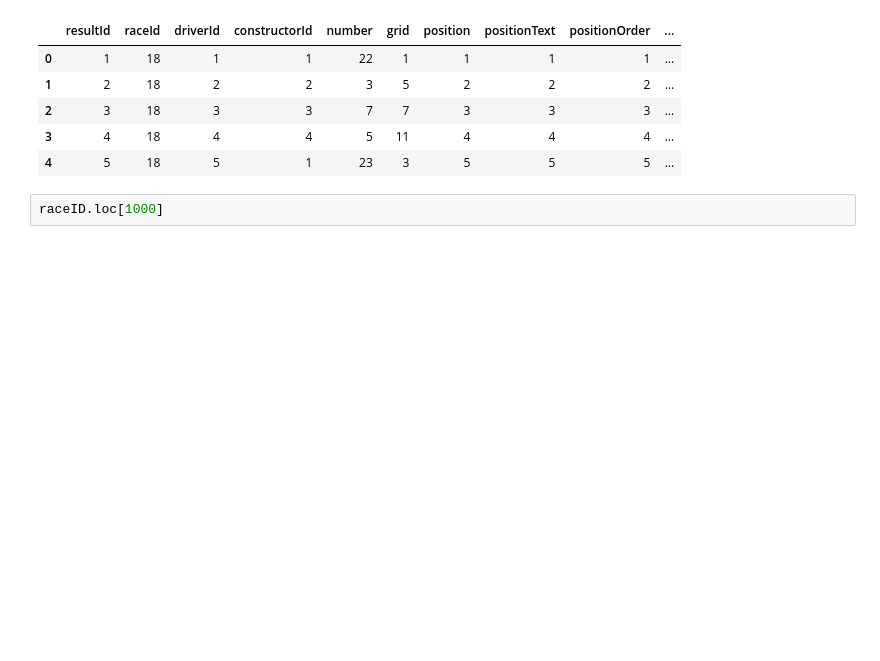
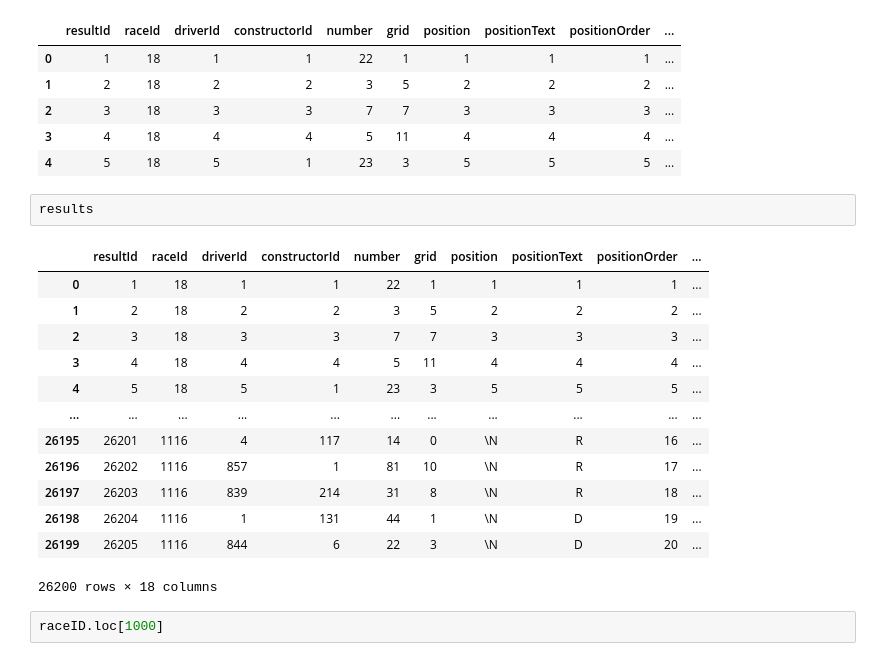
Before and after one commit to OneMoreDavid/f1-goat, a Jupyter notebook: initial-analysis.ipynb, the cells around one changed output. Cells and saved outputs as stored; diff of their text form; blank space fills up the shorter version.

```diff
--- a/initial-analysis.ipynb
+++ b/initial-analysis.ipynb
@@ -99,6 +115,22 @@ results.head()
 | 2 | 3 | 18 | 3 | 3 | 7 | 7 | 3 | 3 | 3 | ... |
 | 3 | 4 | 18 | 4 | 4 | 5 | 11 | 4 | 4 | 4 | ... |
 | 4 | 5 | 18 | 5 | 1 | 23 | 3 | 5 | 5 | 5 | ... |
+# %%
+results
+# %% [output]
+|  | resultId | raceId | driverId | constructorId | number | grid | position | positionText | positionOrder | ... |
+| 0 | 1 | 18 | 1 | 1 | 22 | 1 | 1 | 1 | 1 | ... |
+| 1 | 2 | 18 | 2 | 2 | 3 | 5 | 2 | 2 | 2 | ... |
+| 2 | 3 | 18 | 3 | 3 | 7 | 7 | 3 | 3 | 3 | ... |
+| 3 | 4 | 18 | 4 | 4 | 5 | 11 | 4 | 4 | 4 | ... |
+| 4 | 5 | 18 | 5 | 1 | 23 | 3 | 5 | 5 | 5 | ... |
+| ... | ... | ... | ... | ... | ... | ... | ... | ... | ... | ... |
+| 26195 | 26201 | 1116 | 4 | 117 | 14 | 0 | \N | R | 16 | ... |
+| 26196 | 26202 | 1116 | 857 | 1 | 81 | 10 | \N | R | 17 | ... |
+| 26197 | 26203 | 1116 | 839 | 214 | 31 | 8 | \N | R | 18 | ... |
+| 26198 | 26204 | 1116 | 1 | 131 | 44 | 1 | \N | D | 19 | ... |
+| 26199 | 26205 | 1116 | 844 | 6 | 22 | 3 | \N | D | 20 | ... |
+26200 rows × 18 columns
 # %%
 raceID.loc[1000]
 # %% [output]
```
Also changed, not shown: parts of 4 cells of this notebook.
